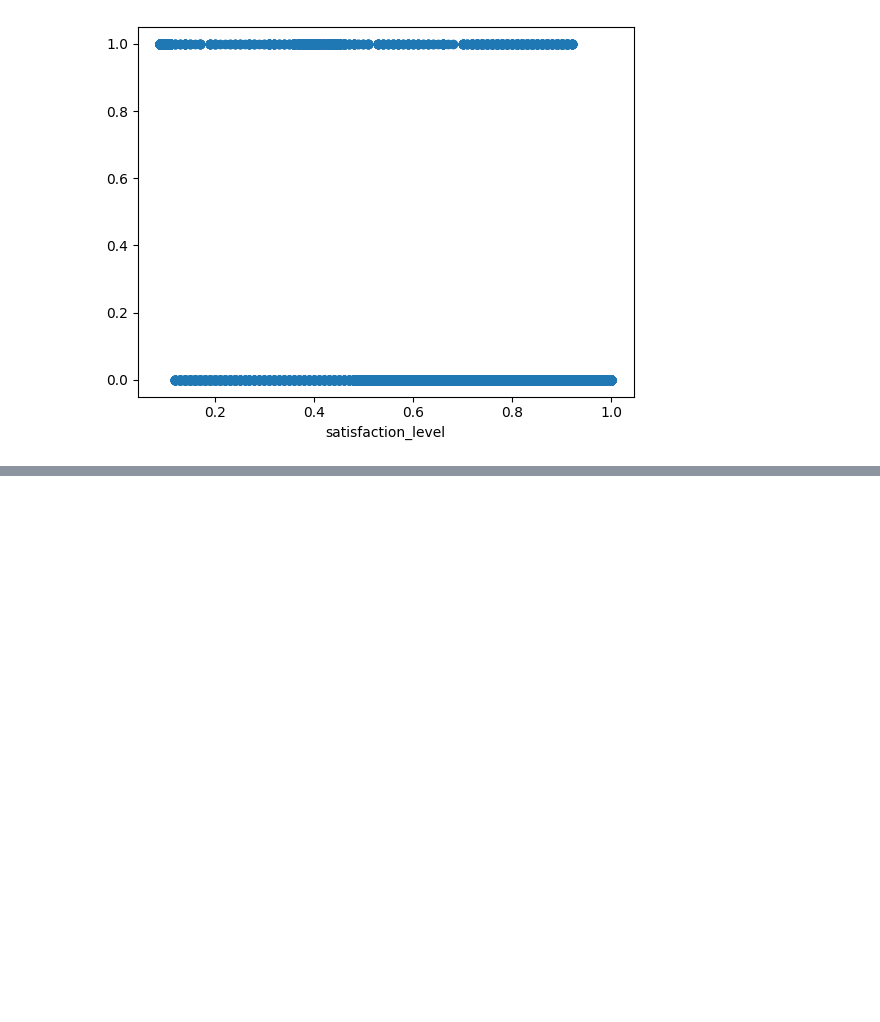
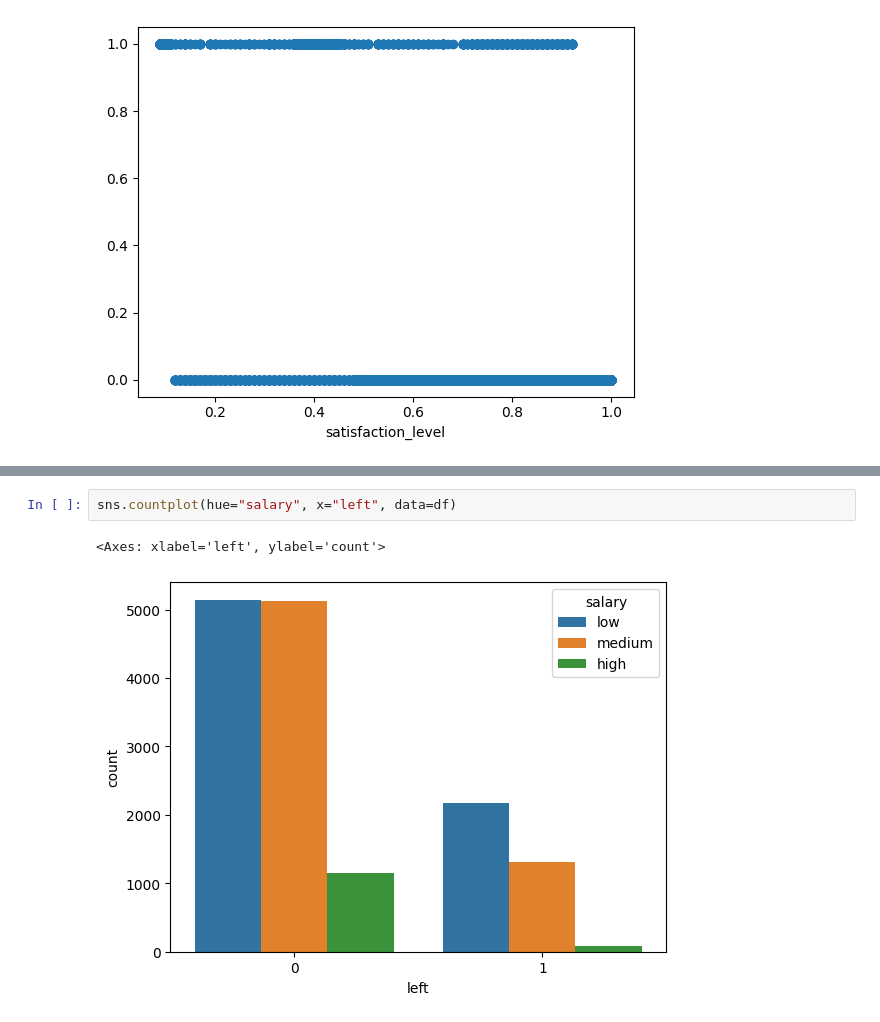
Before and after one commit to pb319/Stat_ML-Learning, a Jupyter notebook: Exercise7/workbook.ipynb, the cells around one changed output, grey strips where cells are left out. Drawn from its saved outputs; the diff is of its cells as text; blank space fills up the shorter version.

```diff
--- a/Exercise7/workbook.ipynb
+++ b/Exercise7/workbook.ipynb
@@ -96,0 +156,5 @@ plt.scatter(df['satisfaction_level'],df['left'])
+# %%
+sns.countplot(hue="salary", x="left", data=df)
+# %% [output]
+<Axes: xlabel='left', ylabel='count'>
+[figure, added]
```
Also changed, not shown: parts of 14 cells of this notebook.
